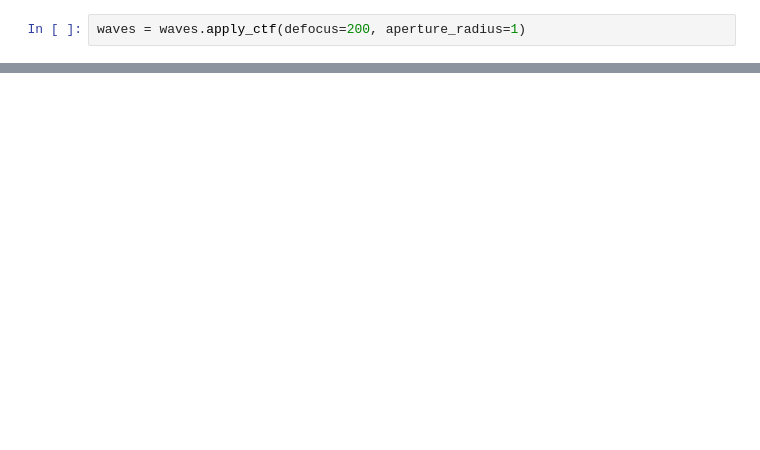
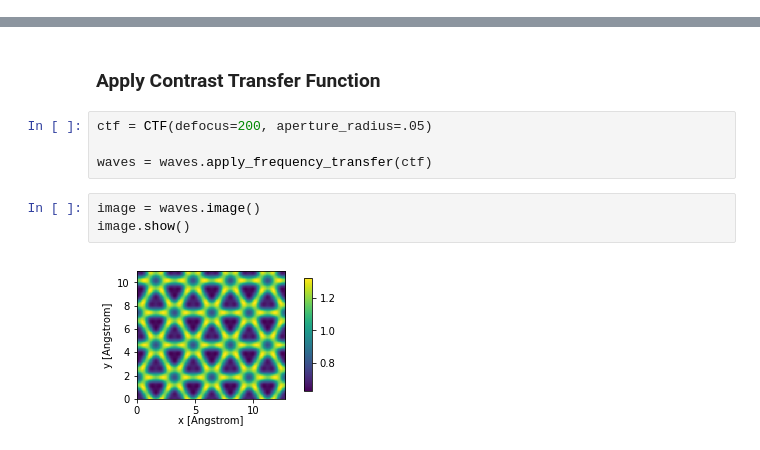
Before and after one commit to jacobjma/tensorwaves, a Jupyter notebook: examples/basics/basic_hrtem_simulation.ipynb, the cells around one changed output, grey strips where cells are left out. Saved outputs shown, nothing was run; the diff lists cells and outputs as text; blank space fills up the shorter version.

```diff
--- a/examples/basics/basic_hrtem_simulation.ipynb
+++ b/examples/basics/basic_hrtem_simulation.ipynb
@@ -24,2 +67,0 @@ Multislice [||||||||||||||||||||||||||||||||||||||||||||||||||] 15/15
-# %%
-waves = waves.apply_ctf(defocus=200, aperture_radius=1)
@@ -30,0 +72,11 @@ plt.imshow(waves.image().numpy()[0])
+# %% [markdown]
+### Apply Contrast Transfer Function
+# %%
+ctf = CTF(defocus=200, aperture_radius=.05)
+
+waves = waves.apply_frequency_transfer(ctf)
+# %%
+image = waves.image()
+image.show()
+# %% [output]
+[figure, added]
```
Also changed, not shown: parts of 16 cells of this notebook, 6 other files.
